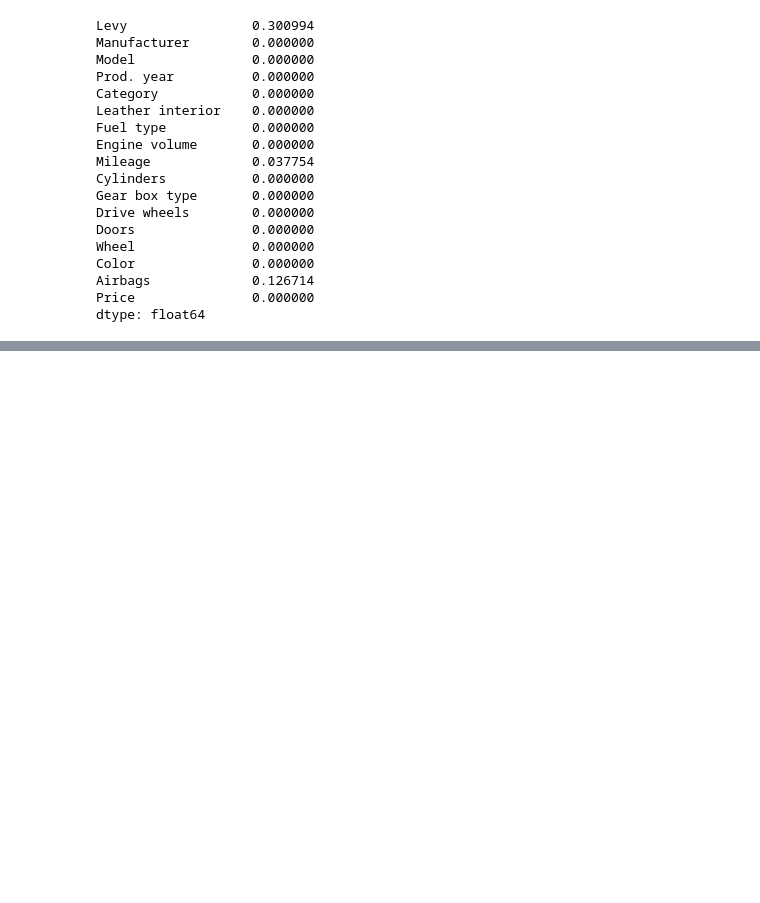
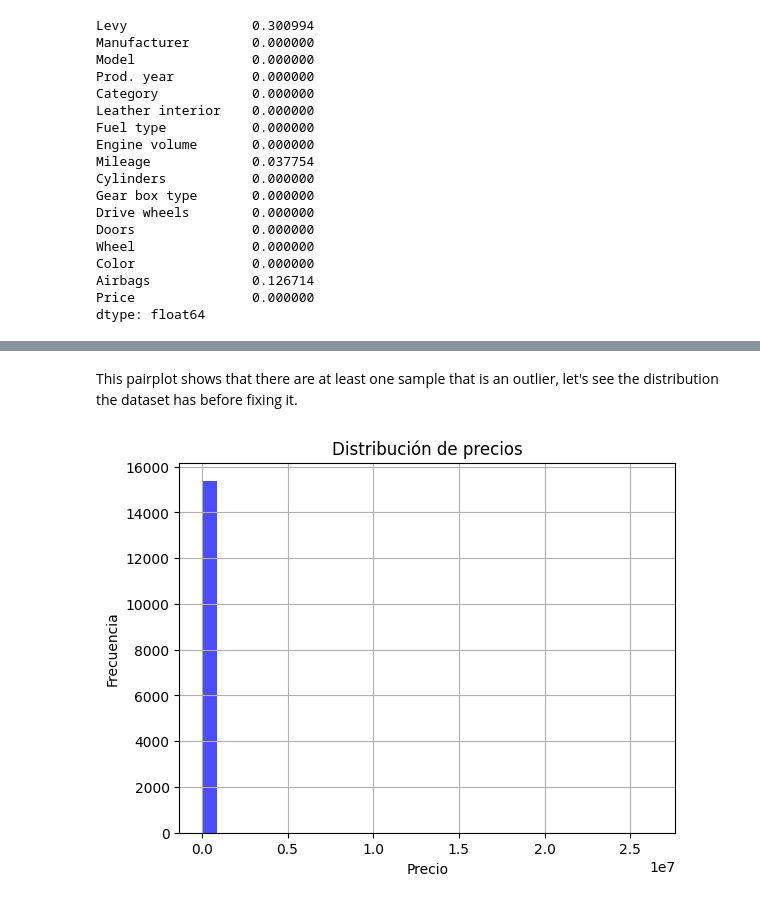
Before and after one commit to luismz14/Kaggle, a Jupyter notebook: kaggle.ipynb, the cells around one changed output, grey strips where cells are left out. Cells and saved outputs as stored; diff of their text form; code cells hidden in the pictures; blank space fills up the shorter version.

```diff
--- a/kaggle.ipynb
+++ b/kaggle.ipynb
@@ -201,0 +208,10 @@ Now let's see if there are any correlation between the attributes of the dataset
+# %% [markdown]
+This pairplot shows that there are at least one sample that is an outlier, let's see the distribution the dataset has before fixing it.
+# %%
+train['Price'].hist(bins=30, color='blue', alpha=0.7)
+plt.title('Distribución de precios')
+plt.xlabel('Precio')
+plt.ylabel('Frecuencia')
+plt.show()
+# %% [output]
+[figure, added]
```
Also changed, not shown: parts of 19 cells of this notebook.
